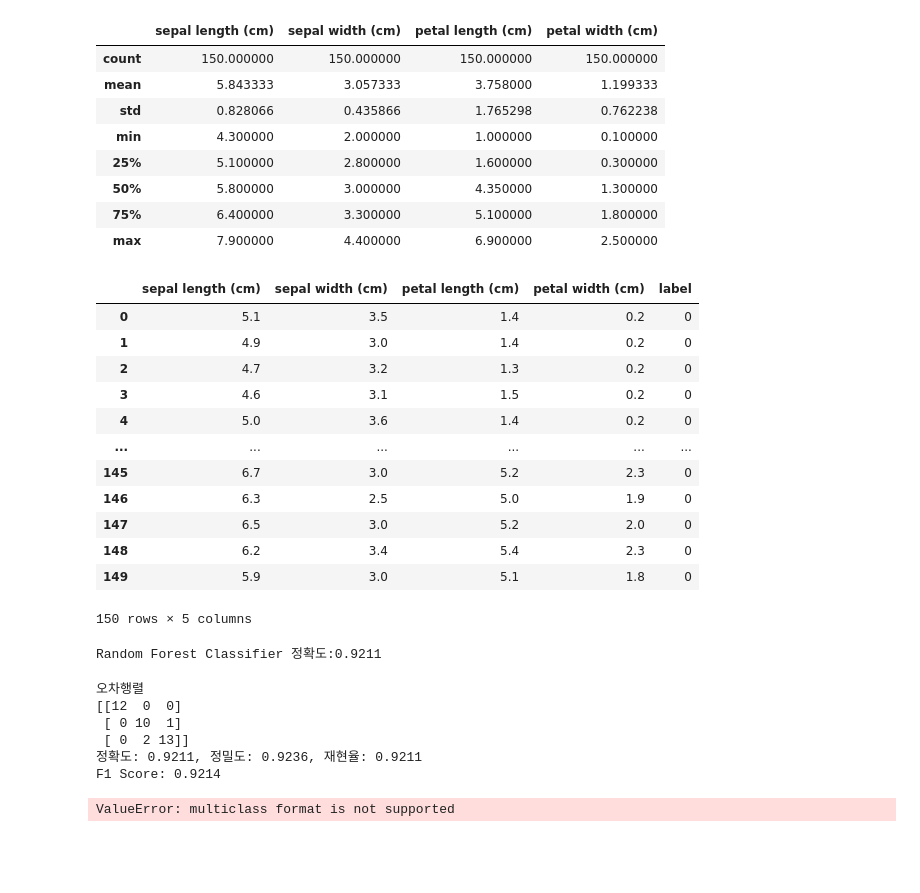
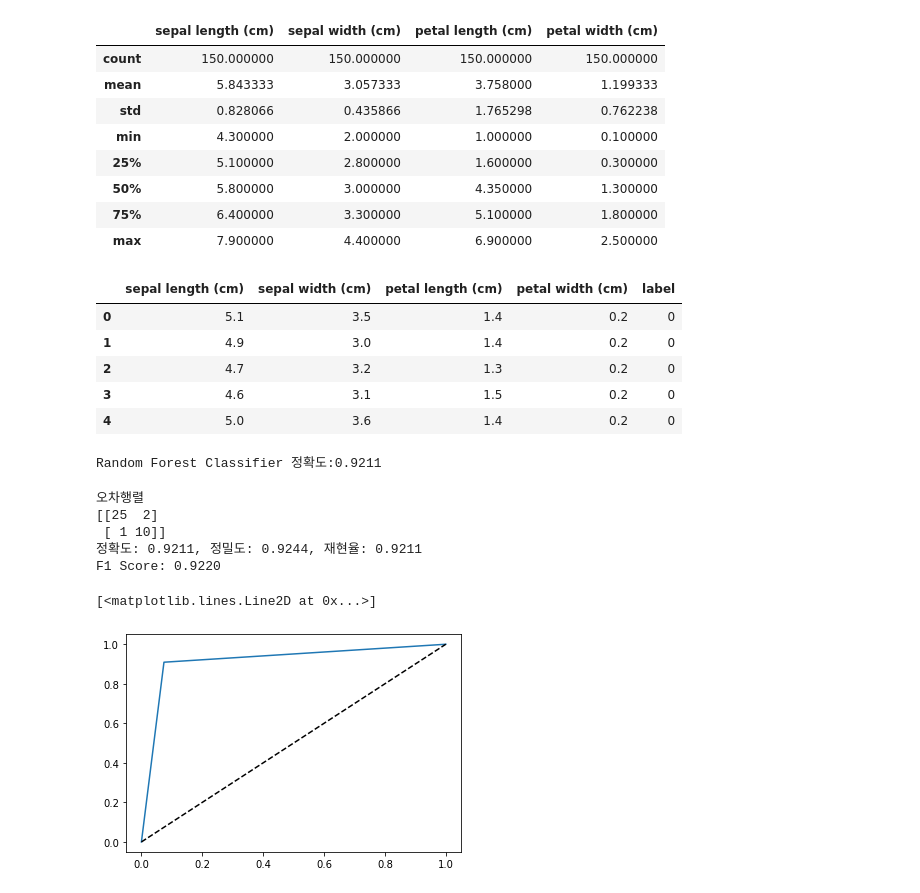
Before and after one commit to gloria9505/Python_Study, a Jupyter notebook: Week 2/스터디2주차.ipynb, the cells around one changed output. Drawn from its saved outputs; the diff is of its cells as text; code cells hidden in the pictures; blank space fills up the shorter version.

```diff
--- a/Week 2/스터디2주차.ipynb
+++ b/Week 2/스터디2주차.ipynb
@@ -57,21 +57,16 @@ iris_df.describe()
 iris_df['target'] = iris.target
 iris_df["label"] = 0
 iris_df["label"] = iris_df["label"].where(iris_df["target"]!=1,1)
-iris_df.drop(["target"],axis=1)
-# %% [output]
-|  | sepal length (cm) | sepal width (cm) | petal length (cm) | petal width (cm) | label |
-| 0 | 5.1 | 3.5 | 1.4 | 0.2 | 0 |
-| 1 | 4.9 | 3.0 | 1.4 | 0.2 | 0 |
-| 2 | 4.7 | 3.2 | 1.3 | 0.2 | 0 |
-| 3 | 4.6 | 3.1 | 1.5 | 0.2 | 0 |
-| 4 | 5.0 | 3.6 | 1.4 | 0.2 | 0 |
-| ... | ... | ... | ... | ... | ... |
-| 145 | 6.7 | 3.0 | 5.2 | 2.3 | 0 |
-| 146 | 6.3 | 2.5 | 5.0 | 1.9 | 0 |
-| 147 | 6.5 | 3.0 | 5.2 | 2.0 | 0 |
-| 148 | 6.2 | 3.4 | 5.4 | 2.3 | 0 |
-| 149 | 5.9 | 3.0 | 5.1 | 1.8 | 0 |
-150 rows × 5 columns
+# %%
+iris_df.drop(["target"],axis=1,inplace=True)
+iris_df.head()
+# %% [output]
+|  | sepal length (cm) | sepal width (cm) | petal length (cm) | petal width (cm) | label |
+| 0 | 5.1 | 3.5 | 1.4 | 0.2 | 0 |
+| 1 | 4.9 | 3.0 | 1.4 | 0.2 | 0 |
+| 2 | 4.7 | 3.2 | 1.3 | 0.2 | 0 |
+| 3 | 4.6 | 3.1 | 1.5 | 0.2 | 0 |
+| 4 | 5.0 | 3.6 | 1.4 | 0.2 | 0 |
 # %%
 # 4. MinMaxScaler()을 사용해 전처리를 한뒤, train set과 test set을 train_test_split을 사용하여
 # test size을 0.25만큼 분리하세요
@@ -112,18 +107,23 @@ print("정확도: {0:.4f}, 정밀도: {1:.4f}, 재현율: {2:.4f}".format(accura
 f1 = f1_score(y_test,rf_pred,average='weighted')
 print("F1 Score: {0:.4f}".format(f1))
 
-pred_proba1 = rf_clf.predict_proba(x_test)
-fprs, tprs, thresholds = roc_curve(y_test, pred_proba1)
-plt.plot(fprs, tprs, label="ROC")
-plt.plot([0,1],[0,1],'k--', label="Random")
+pred_proba1 = rf_clf.predict(x_test)
 # %% [output]
 오차행렬
-[[12  0  0]
- [ 0 10  1]
- [ 0  2 13]]
-정확도: 0.9211, 정밀도: 0.9236, 재현율: 0.9211
-F1 Score: 0.9214
+[[25  2]
+ [ 1 10]]
+정확도: 0.9211, 정밀도: 0.9244, 재현율: 0.9211
+F1 Score: 0.9220
-ValueError: multiclass format is not supported
+# %%
+import matplotlib.pyplot as plt
+%matplotlib inline
+
+fprs, tprs, thresholds = roc_curve(y_test, pred_proba1)
+plt.plot(fprs, tprs, label="ROC")
+plt.plot([0,1],[0,1],'k--', label="Random")
+# %% [output]
+[<matplotlib.lines.Line2D at 0x...>]
+[figure, added]
 # %%
 # 7. 6번의 결과 중 2종 오류를 범하기 않기 위해서 주의 깊게 봐야하는 것은 무엇인가요?
 # %%
```
Also changed, not shown: parts of 5 cells of this notebook.
